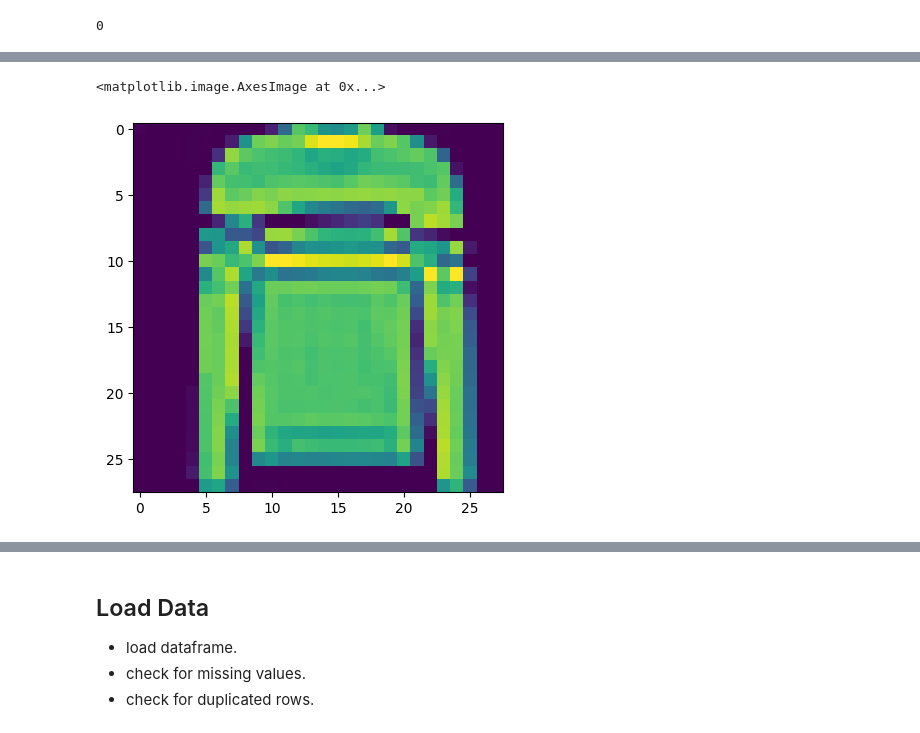
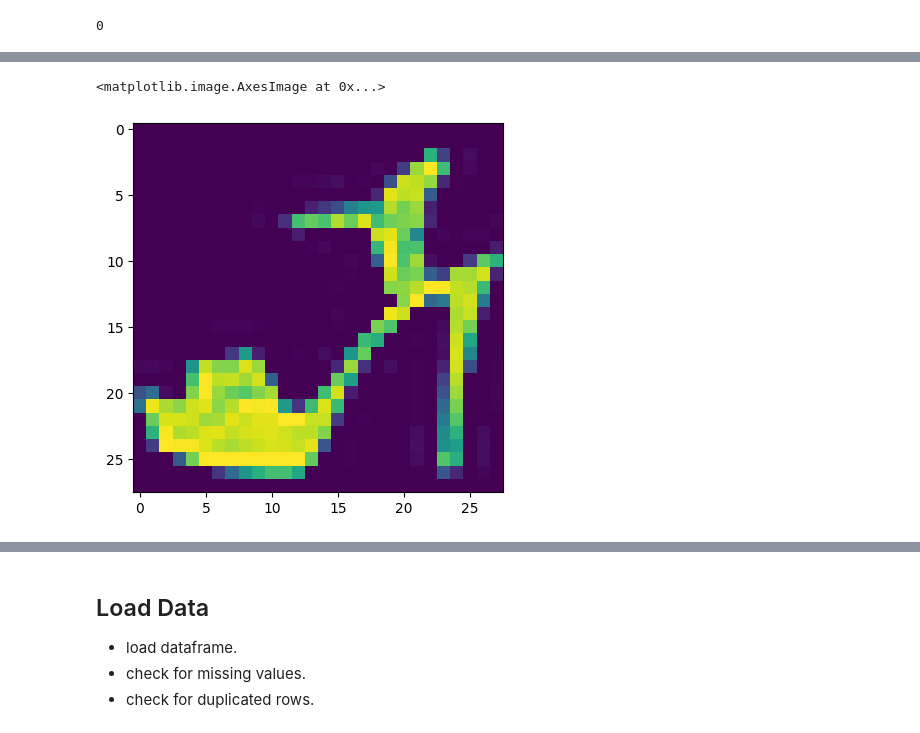
Before and after one commit to 3ab3z2/Machine-fashion-model-mnist, a Jupyter notebook: 20241203-fashion.ipynb, the cells around one changed output, grey strips where cells are left out. Drawn from its saved outputs; the diff is of its cells as text; code cells hidden in the pictures.

```diff
--- a/20241203-fashion.ipynb
+++ b/20241203-fashion.ipynb
@@ -112,5 +133,5 @@ df_trn= read_ubyte('train-labels-idx1-ubyte', 'train-images-idx3-ubyte')
 # %%
-df_trn= pd.read_csv('mnist_train.csv')
+df_trn= pd.read_csv('train.csv')
 # %%
 df_trn.duplicated().sum()
 # %% [output]
@@ -142,5 +147,5 @@ df_trn
 # %%
-plt.imshow(np.array(df_trn.iloc[4,:-1]).reshape(28,28))
+plt.imshow(np.array(df_trn.iloc[9, 1:]).reshape(28,28))
 # %% [output]
 <matplotlib.image.AxesImage at 0x...>
-[figure, old version]
+[figure, new version]
```
Also changed, not shown: parts of 15 cells of this notebook.
